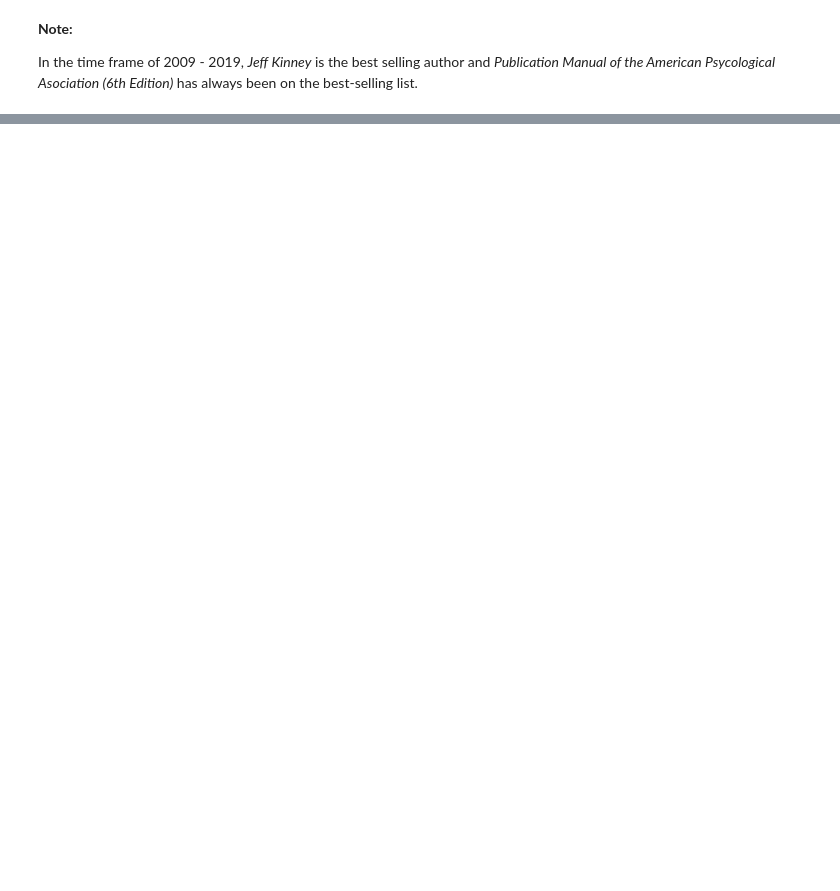
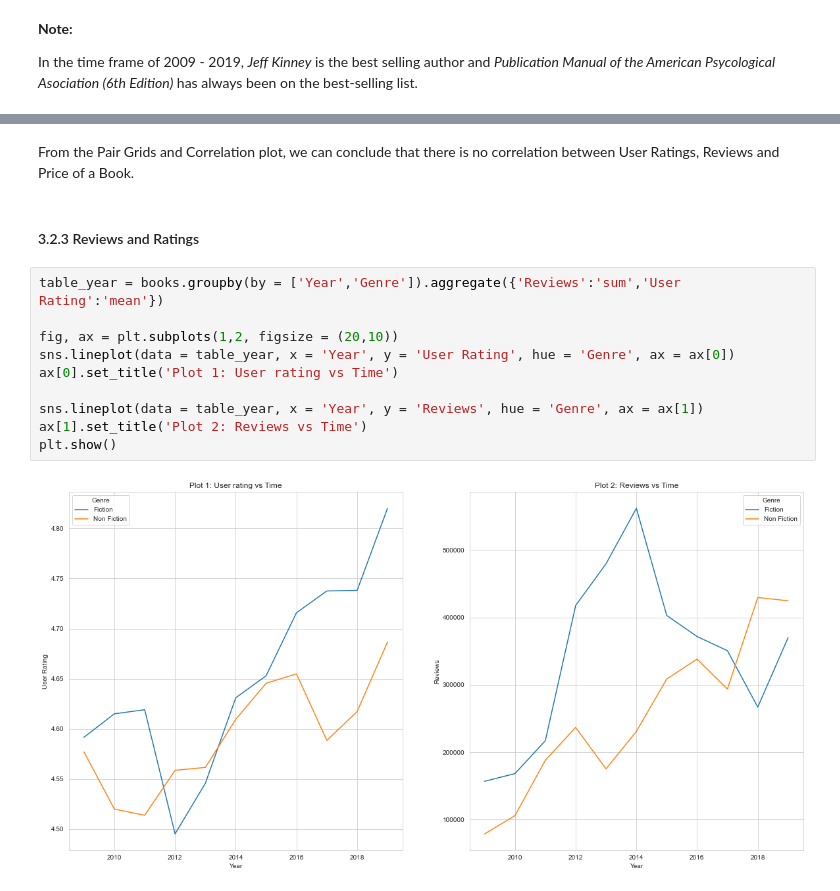
Before and after one commit to arnabd64/amazon-bestselling-books, a Jupyter notebook: amazon-best-seller-py.ipynb, the cells around one changed output, grey strips where cells are left out. Saved outputs shown, nothing was run; the diff lists cells and outputs as text; blank space fills up the shorter version.

```diff
--- a/amazon-best-seller-py.ipynb
+++ b/amazon-best-seller-py.ipynb
@@ -266,0 +317,16 @@ In the time frame of 2009 - 2019, _Jeff Kinney_ is the best selling author and _
+# %% [markdown]
+From the Pair Grids and Correlation plot, we can conclude that there is no correlation between User Ratings, Reviews and Price of a Book.
+# %% [markdown]
+#### 3.2.3 Reviews and Ratings
+# %%
+table_year = books.groupby(by = ['Year','Genre']).aggregate({'Reviews':'sum','User Rating':'mean'})
+
+fig, ax = plt.subplots(1,2, figsize = (20,10))
+sns.lineplot(data = table_year, x = 'Year', y = 'User Rating', hue = 'Genre', ax = ax[0])
+ax[0].set_title('Plot 1: User rating vs Time')
+
+sns.lineplot(data = table_year, x = 'Year', y = 'Reviews', hue = 'Genre', ax = ax[1])
+ax[1].set_title('Plot 2: Reviews vs Time')
+plt.show()
+# %% [output]
+[figure, added]
```
Also changed, not shown: parts of 22 cells of this notebook, 1 other file.
